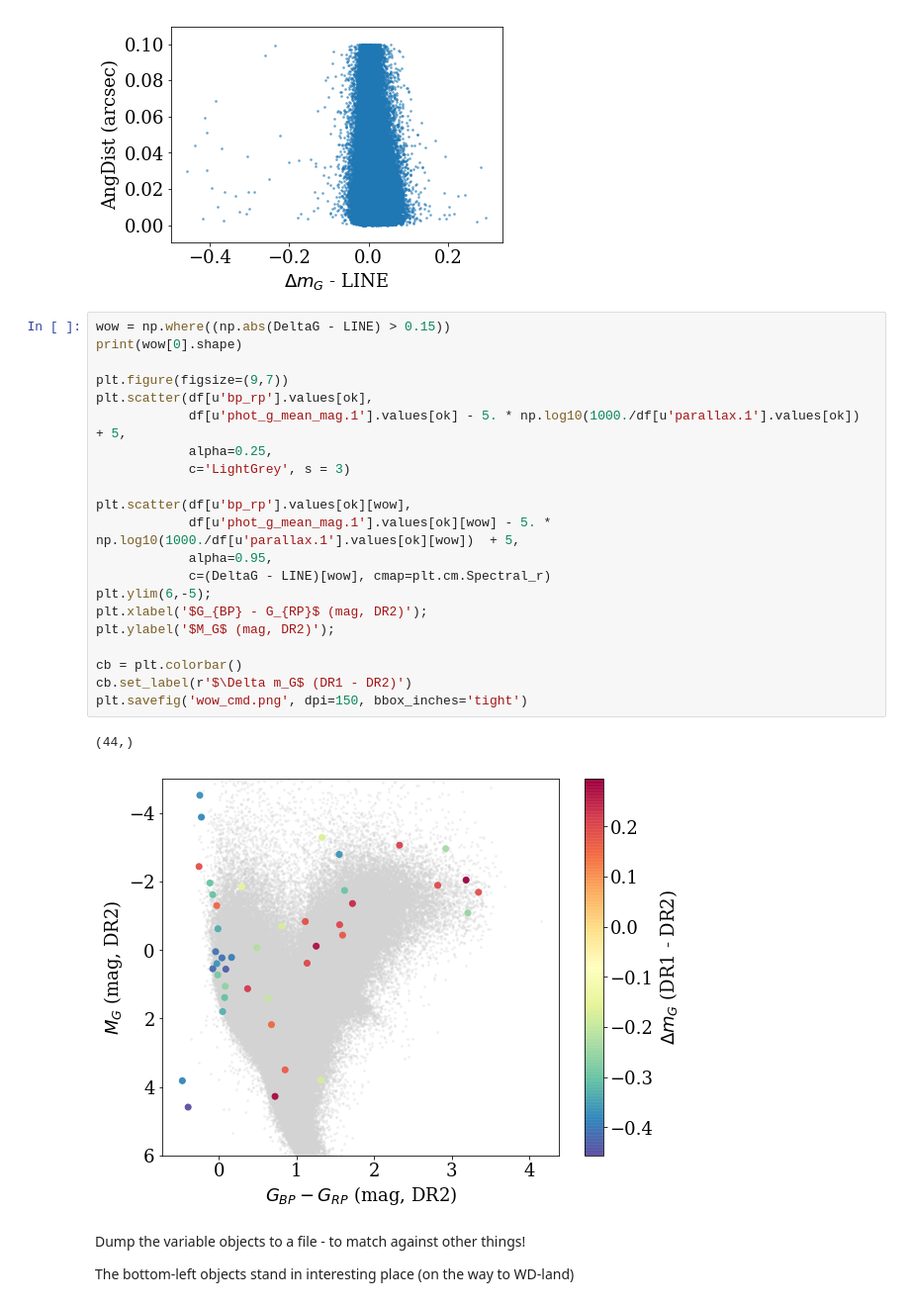
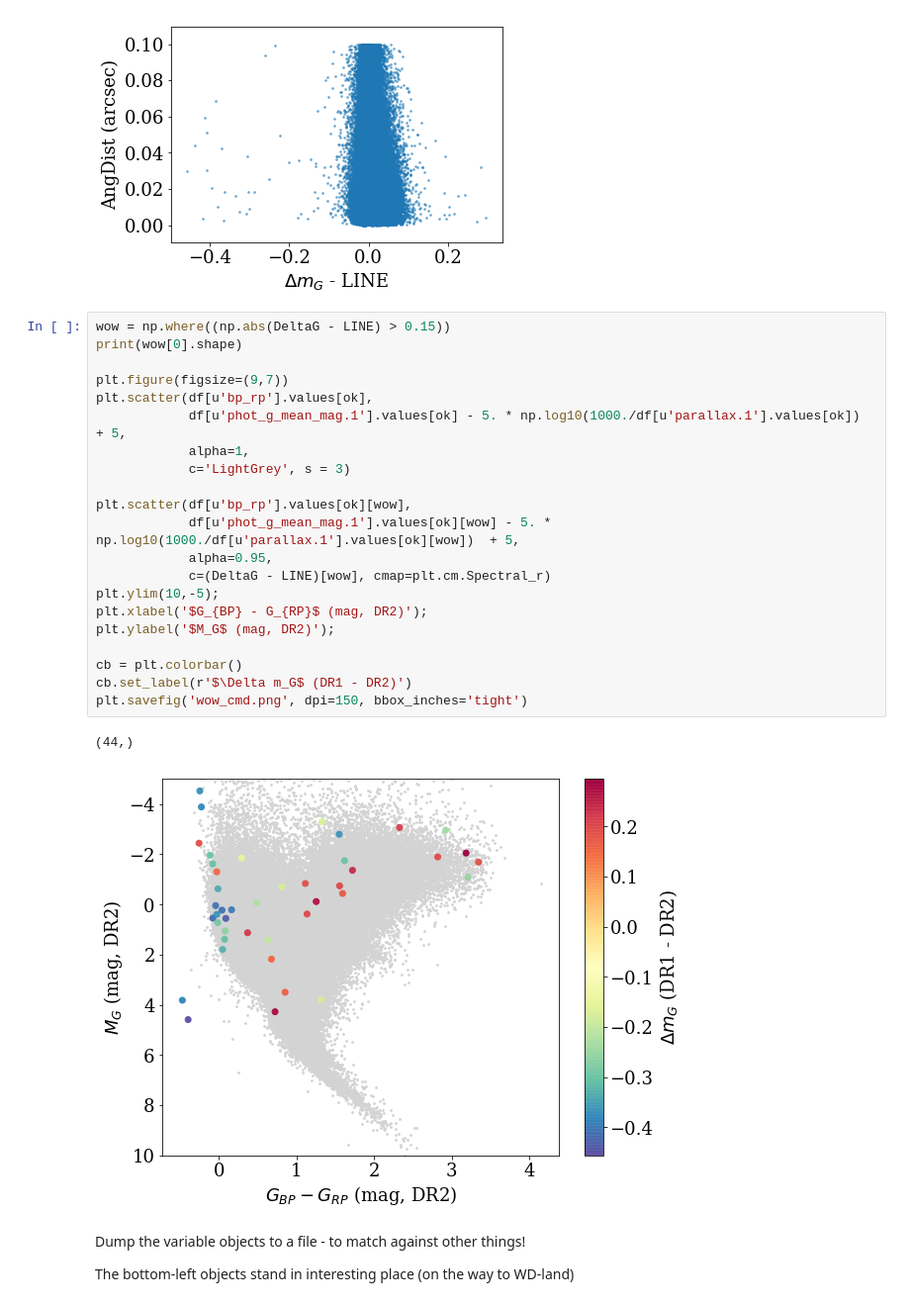
Before and after one commit to jradavenport/GaiaSprint2018, a Jupyter notebook: dr1v2/explore.ipynb, the cells around one changed output. Shown at 99% size. Cells and saved outputs as stored; diff of their text form.

```diff
--- a/dr1v2/explore.ipynb
+++ b/dr1v2/explore.ipynb
@@ -122,27 +130,27 @@ Text(0,0.5,'AngDist (arcsec)')
 # %%
 wow = np.where((np.abs(DeltaG - LINE) > 0.15))
 print(wow[0].shape)
 
 plt.figure(figsize=(9,7))
 plt.scatter(df[u'bp_rp'].values[ok],
             df[u'phot_g_mean_mag.1'].values[ok] - 5. * np.log10(1000./df[u'parallax.1'].values[ok])  + 5,
-            alpha=0.25,
+            alpha=1,
             c='LightGrey', s = 3)
 
 plt.scatter(df[u'bp_rp'].values[ok][wow],
             df[u'phot_g_mean_mag.1'].values[ok][wow] - 5. * np.log10(1000./df[u'parallax.1'].values[ok][wow])  + 5,
             alpha=0.95,
             c=(DeltaG - LINE)[wow], cmap=plt.cm.Spectral_r)
-plt.ylim(6,-5);
+plt.ylim(10,-5);
 plt.xlabel('$G_{BP} - G_{RP}$ (mag, DR2)');
 plt.ylabel('$M_G$ (mag, DR2)');
 
 cb = plt.colorbar()
 cb.set_label(r'$\Delta m_G$ (DR1 - DR2)')
 plt.savefig('wow_cmd.png', dpi=150, bbox_inches='tight')
 # %% [output]
 (44,)
-[figure, old version]
+[figure, new version]
 # %% [markdown]
 Dump the variable objects to a file - to match against other things!
 
```
Also changed, not shown: parts of 3 cells of this notebook, 3 other files.
